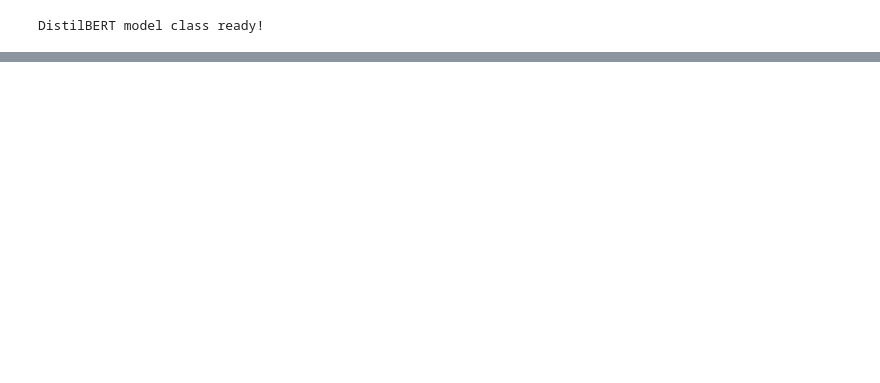
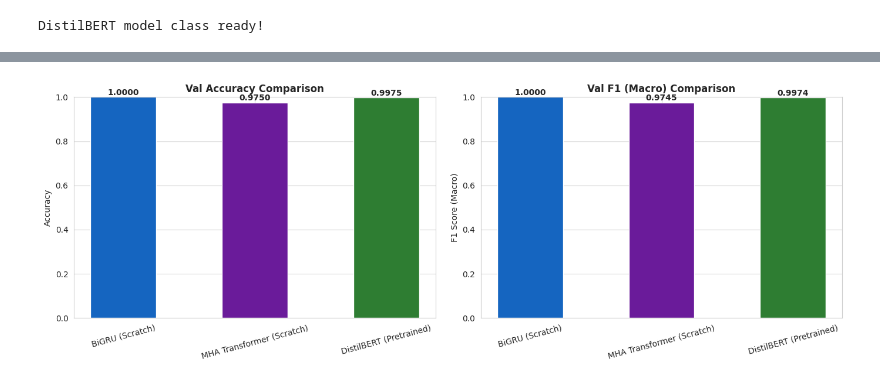
Before and after one commit to 23f2005181/DL-23f2005181-notebook-t22026, a Jupyter notebook: kaggle_notebook.ipynb, the cells around one changed output, grey strips where cells are left out. Saved outputs shown, nothing was run; the diff lists cells and outputs as text; code cells hidden in the pictures; blank space fills up the shorter version.

```diff
--- a/kaggle_notebook.ipynb
+++ b/kaggle_notebook.ipynb
@@ -552,8 +581,8 @@ class SimpleSelfAttentionMCQ(nn.Module):
         attn_out, _ = self.attention(embedded, embedded, embedded)
 
         # Global Average Pooling
-        pooled = torch.mean(attn_out, dim=1)
-
+        #pooled = torch.mean(attn_out, dim=1)
+        pooled, _ = torch.max(attn_out, dim=1)
         # Classification
         scores = self.fc(pooled)
         return scores.view(batch_size, num_options)
@@ -592,7 +621,7 @@ set_seed(42)
 
 # Model setup
 attn_model = SimpleSelfAttentionMCQ(len(vocab.word2idx)).to(device)
-criterion = nn.CrossEntropyLoss()
+criterion = nn.CrossEntropyLoss(label_smoothing = 0.1)
 optimizer = optim.AdamW(attn_model.parameters(), lr=2e-3, weight_decay=1e-3)
 
 
@@ -836,11 +854,9 @@ print("DistilBERT model class ready!")
 # %% [output]
 DistilBERT model class ready!
 # %%
-# ── DistilBERT DataLoaders ───────────────────────────────────
-# Alag dataloader — teri BiGRU wale se alag format
+
 DISTILBERT_MAX_LEN = 128
-DISTILBERT_BATCH   = 8   # Bada model = chhota batch
-
+DISTILBERT_BATCH   = 16
 db_train_ds = DistilBERTMCQDataset(
     dl_train_df, distilbert_tokenizer, DISTILBERT_MAX_LEN)
 db_val_ds   = DistilBERTMCQDataset(
@@ -867,9 +883,9 @@ DistilBERT Val   batches: 50
 # %%
-# ── DistilBERT Training ──────────────────────────────────────
+
 from transformers import get_cosine_schedule_with_warmup
 
-DB_EPOCHS = 3      # pretrained = kam epochs
-DB_LR     = 2e-5   # pretrained ke liye bahut chhota LR
+DB_EPOCHS = 5
+DB_LR     = 1.5e-5
 
 wandb.init(
     project = "23f2005181-t22026",
@@ -887,7 +903,7 @@ wandb.init(
 )
 
 db_model     = DistilBERTMCQModel().to(device)
-db_criterion = nn.CrossEntropyLoss()
+db_criterion = nn.CrossEntropyLoss(label_smoothing=0.1)
 db_optimizer = optim.AdamW(db_model.parameters(),
                            lr=DB_LR, weight_decay=1e-2)
 
@@ -1045,0 +1590,77 @@ submission_distilbert.csv saved!
+# %%
+# ── Final Model Comparison ───────────────────────────────────
+from sklearn.metrics import accuracy_score, f1_score
+
+def get_all_metrics(y_true, y_pred, model_name, val_map3):
+    acc = accuracy_score(y_true, y_pred)
+    f1  = f1_score(y_true, y_pred, average='macro', zero_division=0)
+    return {
+        'Model'    : model_name,
+        'Val MAP@3': f'{val_map3:.4f}',
+        'Val F1'   : f'{f1:.4f}',
+        'Val Acc'  : f'{acc:.4f}',
+    }
+
+# Individual scores
+bg_map3 = map_at_3(
+    [idx_to_letter[i] for i in
+     [label2id[a] for a in yt_bg]],
+    [[p,'A','B'] for p in yp_bg]
+)
+
+# Collect results
+results = []
+for yt, yp, name in [
+    (yt_bg, yp_bg, 'BiGRU (Scratch)'),
+    (yt_mh, yp_mh, 'MHA Transformer (Scratch)'),
+    (yt_db, yp_db, 'DistilBERT (Pretrained)'),
+]:
+    acc = accuracy_score(yt, yp)
+    f1  = f1_score(yt, yp, average='macro', zero_division=0)
+    results.append({
+        'Model'    : name,
+        'Val Acc'  : round(acc, 4),
+        'Val F1'   : round(f1, 4),
+    })
+
+results_df = pd.DataFrame(results)
+print("\nFinal Comparison Table:")
+print(results_df.to_string(index=False))
+
+# ── Bar Chart ────────────────────────────────────────────────
+fig, axes = plt.subplots(1, 2, figsize=(14, 5))
+
+models  = [r['Model'] for r in results]
+accs    = [r['Val Acc'] for r in results]
+f1s     = [r['Val F1'] for r in results]
+colors  = ['#1565C0', '#6A1B9A', '#2E7D32']
+
+# Accuracy
+bars1 = axes[0].bar(models, accs, color=colors, width=0.5, edgecolor='white')
+axes[0].set_title('Val Accuracy Comparison', fontsize=12, fontweight='bold')
+axes[0].set_ylim(0, 1.0)
+axes[0].set_ylabel('Accuracy')
+axes[0].tick_params(axis='x', rotation=15)
+for bar, val in zip(bars1, accs):
+    axes[0].text(bar.get_x()+bar.get_width()/2,
+                 bar.get_height()+0.01,
+                 f'{val:.4f}', ha='center',
+                 fontsize=10, fontweight='bold')
+
+# F1
+bars2 = axes[1].bar(models, f1s, color=colors, width=0.5, edgecolor='white')
+axes[1].set_title('Val F1 (Macro) Comparison', fontsize=12, fontweight='bold')
+axes[1].set_ylim(0, 1.0)
+axes[1].set_ylabel('F1 Score (Macro)')
+axes[1].tick_params(axis='x', rotation=15)
+for bar, val in zip(bars2, f1s):
+    axes[1].text(bar.get_x()+bar.get_width()/2,
+                 bar.get_height()+0.01,
+                 f'{val:.4f}', ha='center',
+                 fontsize=10, fontweight='bold')
+
+plt.tight_layout()
+plt.savefig('model_comparison.png', dpi=120, bbox_inches='tight')
+plt.show()
+print("model_comparison.png saved!")
+# %% [output]
@@ -1045,0 +1672 @@ submission_distilbert.csv saved!
+[figure, added]
```
Also changed, not shown: parts of 29 cells of this notebook.
